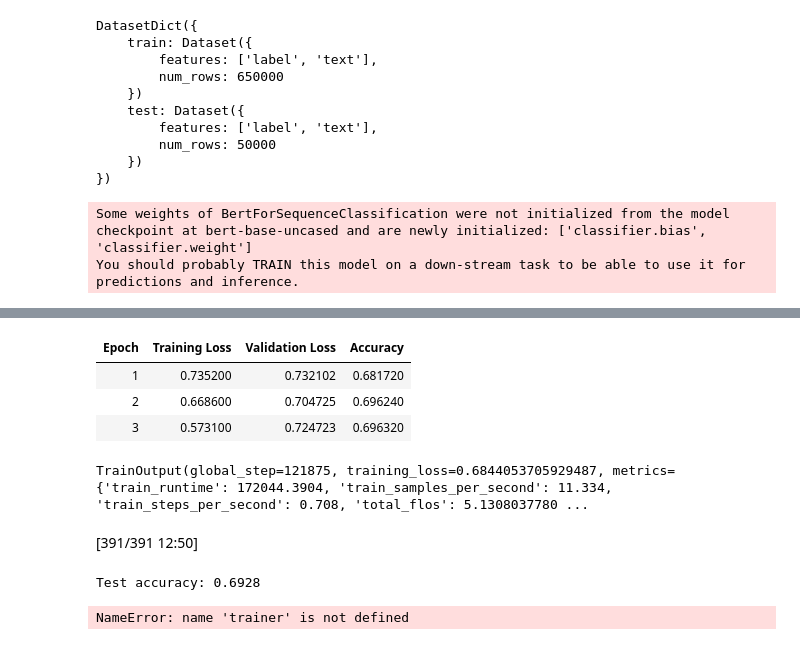
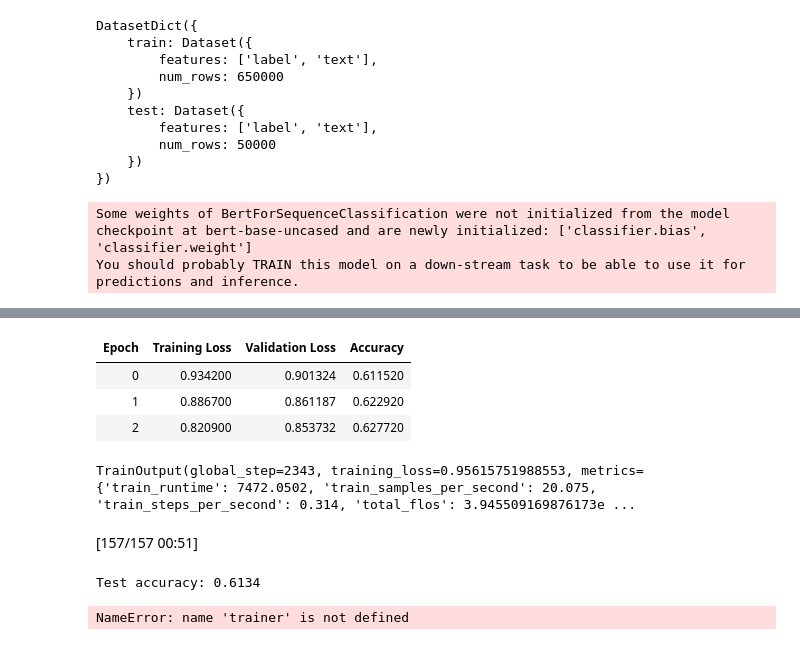
Before and after one commit to 8000tank/LLM-quickstart, a Jupyter notebook: transformers/fine-tune-quickstart.ipynb, the cells around one changed output, grey strips where cells are left out. Saved outputs shown, nothing was run; the diff lists cells and outputs as text; code cells hidden in the pictures.

```diff
--- a/transformers/fine-tune-quickstart.ipynb
+++ b/transformers/fine-tune-quickstart.ipynb
@@ -282,7 +282,7 @@ val_dataset = test_val_dataset["train"]
 test_dataset = test_val_dataset["test"]
 # %%
 # 假设我们想使用100,000条评论
-total_samples = 10000
+total_samples = 50000
 
 # 随机选择样本
 train_dataset = tokenized_datasets["train"].shuffle(seed=42).select(range(total_samples))
@@ -295,20 +295,30 @@ test_dataset = test_val_dataset["test"]
 import evaluate
 import numpy as np
 from transformers import TrainingArguments, Trainer, AutoModelForSequenceClassification
+from transformers import EarlyStoppingCallback
+
 
 # 设置训练参数
 training_args = TrainingArguments(
     output_dir="./homework/results",
     num_train_epochs=3,
     per_device_train_batch_size=16,
-    per_device_eval_batch_size=64,
-    warmup_steps=6000,
+    per_device_eval_batch_size=32,
+    learning_rate=5e-6,
+    warmup_ratio=0.1,
     weight_decay=0.01,
     logging_dir="./homework/logs",
-    logging_steps=500,
+    logging_steps=50,
     evaluation_strategy="epoch",
     save_strategy="epoch",
     load_best_model_at_end=True,
+    lr_scheduler_type="linear",
+    gradient_accumulation_steps=4,
+    metric_for_best_model="accuracy",
+    greater_is_better=True,
+    fp16=True,
+    gradient_checkpointing=True,
+    dataloader_num_workers=4,
 )
 
 model = AutoModelForSequenceClassification.from_pretrained(model_name, num_labels=5)
@@ -324,6 +334,8 @@ def compute_metrics(eval_pred):
     predictions = np.argmax(logits, axis=-1)
     return metric.compute(predictions=predictions, references=labels)
 
+# 使用早停
+early_stopping = EarlyStoppingCallback(early_stopping_patience=2)
 
 # 创建Trainer并开始训练
 trainer = Trainer(
@@ -332,6 +344,7 @@ trainer = Trainer(
     train_dataset=train_dataset,
     eval_dataset=val_dataset,
     compute_metrics=compute_metrics,
+    callbacks=[early_stopping]
 )
 
 trainer.train()
@@ -342,15 +355,15 @@ You should probably TRAIN this model on a down-stream task to be able to use it
 | Epoch | Training Loss | Validation Loss | Accuracy |
-| 1 | 0.735200 | 0.732102 | 0.681720 |
-| 2 | 0.668600 | 0.704725 | 0.696240 |
-| 3 | 0.573100 | 0.724723 | 0.696320 |
+| 0 | 0.934200 | 0.901324 | 0.611520 |
+| 1 | 0.886700 | 0.861187 | 0.622920 |
+| 2 | 0.820900 | 0.853732 | 0.627720 |
-TrainOutput(global_step=121875, training_loss=0.6844053705929487, metrics={'train_runtime': 172044.3904, 'train_samples_per_second': 11.334, 'train_steps_per_second': 0.708, 'total_flos': 5.1308037780 ...
+TrainOutput(global_step=2343, training_loss=0.95615751988553, metrics={'train_runtime': 7472.0502, 'train_samples_per_second': 20.075, 'train_steps_per_second': 0.314, 'total_flos': 3.945509169876173e ...
 # %%
 # 在测试集上评估
 test_results = trainer.evaluate(test_dataset)
 print(f"Test accuracy: {test_results['eval_accuracy']:.4f}")
 # %% [output]
-[391/391 12:50]
+[157/157 00:51]
-Test accuracy: 0.6928
+Test accuracy: 0.6134
 # %%
 trainer.save_model("./homework/model")
 # %% [output]
```
Also changed, not shown: parts of 1 cell of this notebook, 1 other file.
